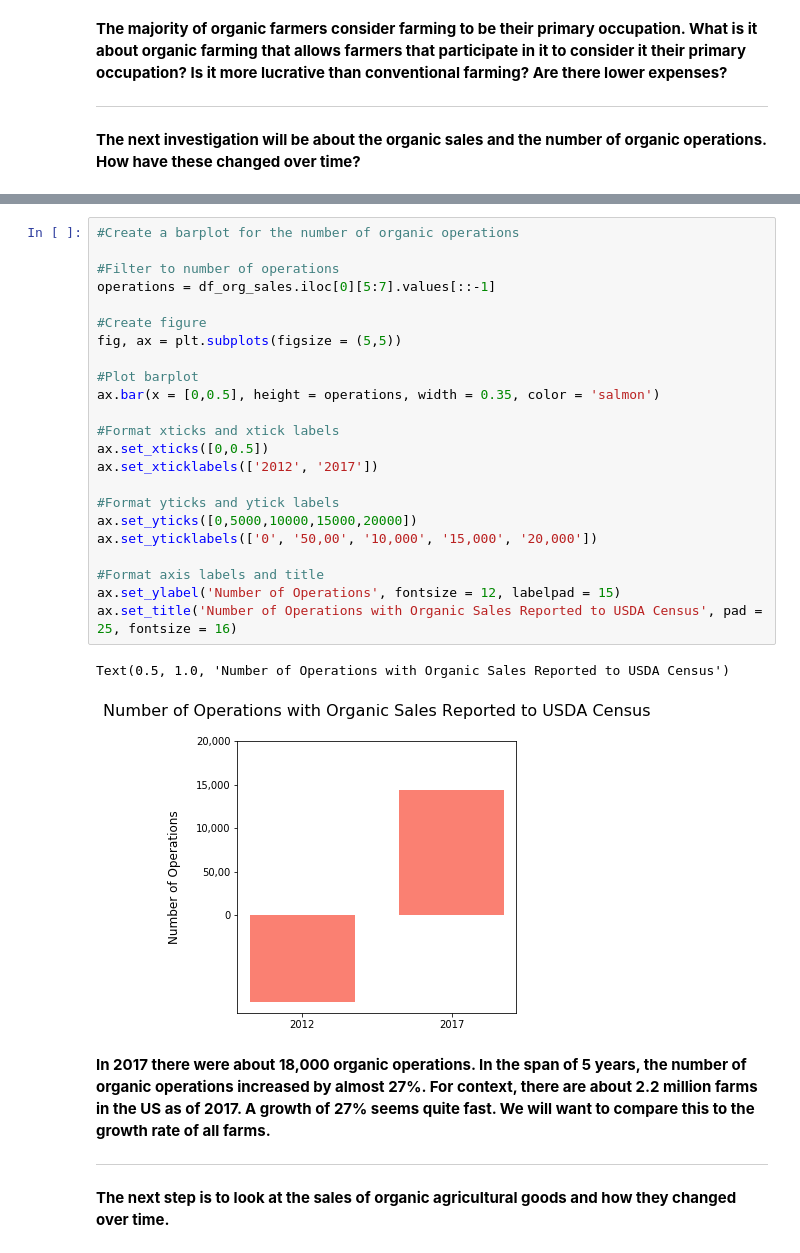
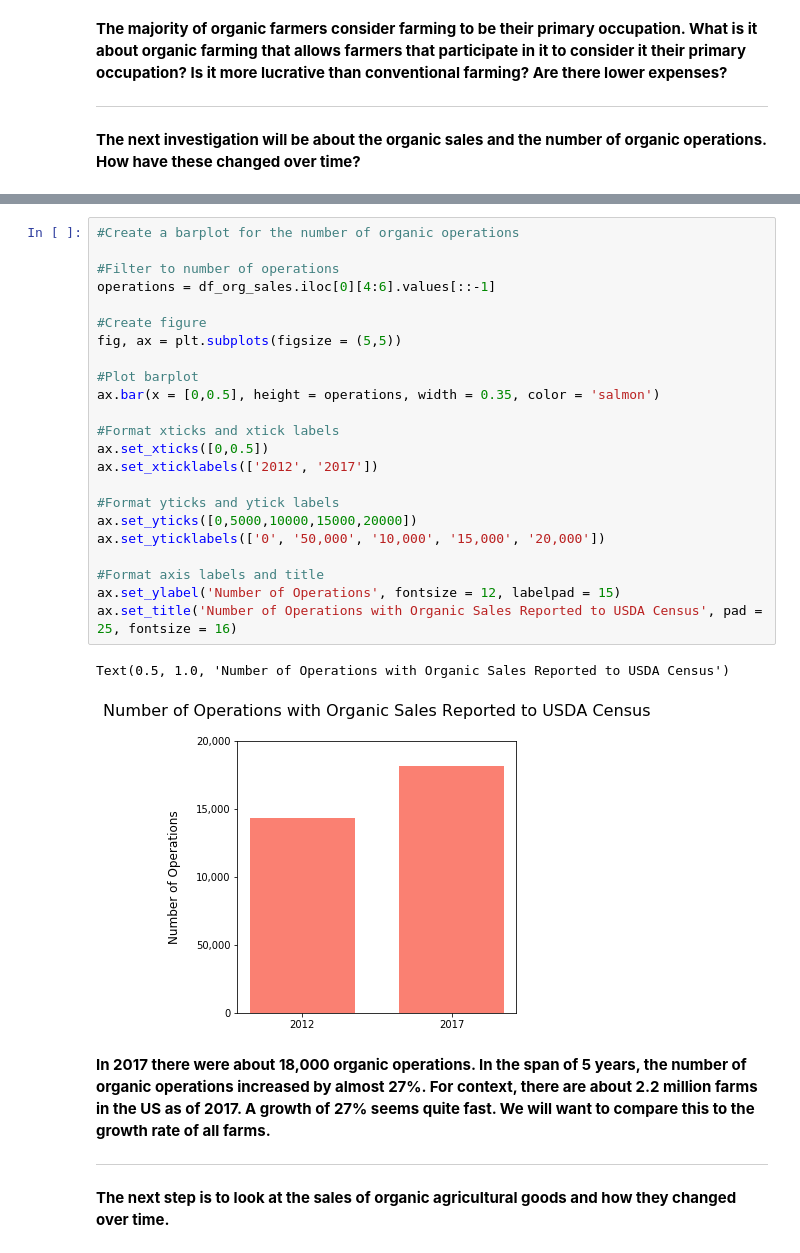
Before and after one commit to christopher-reed/Farm-Economic-Resilience, a Jupyter notebook: USDA_Ag_Census_Analysis.ipynb, the cells around one changed output, grey strips where cells are left out. Cells and saved outputs as stored; diff of their text form.

```diff
--- a/USDA_Ag_Census_Analysis.ipynb
+++ b/USDA_Ag_Census_Analysis.ipynb
@@ -232,29 +232,29 @@ df_org_sales.head()
 # %%
 #Create a barplot for the number of organic operations
 
 #Filter to number of operations
-operations = df_org_sales.iloc[0][5:7].values[::-1]
+operations = df_org_sales.iloc[0][4:6].values[::-1]
 
 #Create figure
 fig, ax = plt.subplots(figsize = (5,5))
 
 #Plot barplot
 ax.bar(x = [0,0.5], height = operations, width = 0.35, color = 'salmon')
 
 #Format xticks and xtick labels
 ax.set_xticks([0,0.5])
 ax.set_xticklabels(['2012', '2017'])
 
 #Format yticks and ytick labels
 ax.set_yticks([0,5000,10000,15000,20000])
-ax.set_yticklabels(['0', '50,00', '10,000', '15,000', '20,000'])
+ax.set_yticklabels(['0', '50,000', '10,000', '15,000', '20,000'])
 
 #Format axis labels and title
 ax.set_ylabel('Number of Operations', fontsize = 12, labelpad = 15)
 ax.set_title('Number of Operations with Organic Sales Reported to USDA Census', pad = 25, fontsize = 16)
 # %% [output]
 Text(0.5, 1.0, 'Number of Operations with Organic Sales Reported to USDA Census')
-[figure, old version]
+[figure, new version]
 # %% [markdown]
 **In 2017 there were about 18,000 organic operations. In the span of 5 years, the number of organic operations increased by almost 27%. For context, there are about 2.2 million farms in the US as of 2017. A growth of 27% seems quite fast. We will want to compare this to the growth rate of all farms.**
 
```
Also changed, not shown: parts of 3 cells of this notebook.
